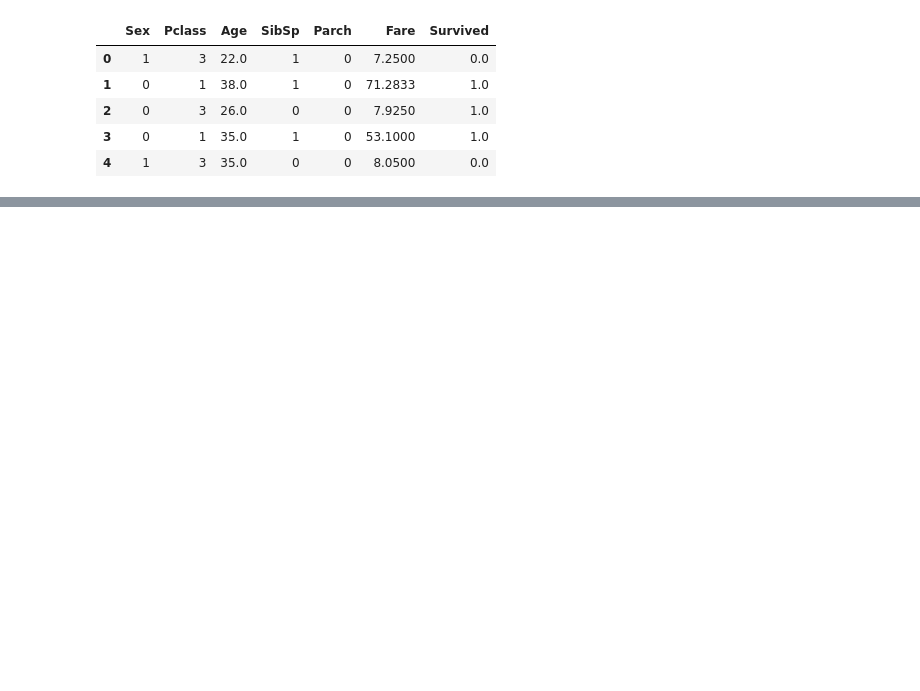
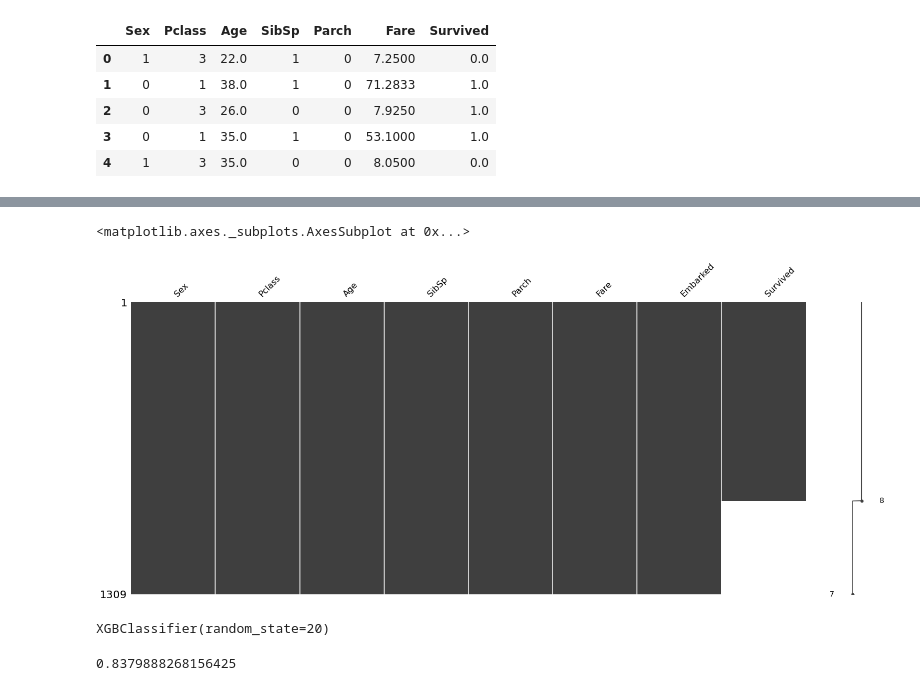
Before and after one commit to clouououd/ai, a Jupyter notebook: titanic.ipynb, the cells around one changed output, grey strips where cells are left out. Cells and saved outputs as stored; diff of their text form; code cells hidden in the pictures; blank space fills up the shorter version.

```diff
--- a/titanic.ipynb
+++ b/titanic.ipynb
@@ -202,0 +227,11 @@ data_num.corr()
+# %%
+# 결측값 대체
+# 결측치를 평균값(mean), 최빈값(mode)으로 채워넣는다.
+data_num['Age'] = data_num['Age'].fillna(data_num['Age'].mean())
+data_num['Fare'] = data_num['Fare'].fillna(data_num['Fare'].mean())
+data_num['Embarked'] = data_num['Embarked'].fillna(data_num['Embarked'].mean())
+# %%
+missingno.matrix(data_num)
+# %% [output]
+<matplotlib.axes._subplots.AxesSubplot at 0x...>
+[figure, added]
@@ -202,0 +249,9 @@ data_num.corr()
+# %%
+from xgboost import XGBClassifier
+
+xgbc = XGBClassifier(n_estimators=100, max_depth=3, random_state=20)
+
+#학습
+xgbc.fit(X_tr, y_tr)
+# %% [output]
+XGBClassifier(random_state=20)
@@ -202,0 +261,8 @@ data_num.corr()
+# %%
+#평가
+from sklearn.metrics import accuracy_score
+
+xgbc_acc = accuracy_score(y_val, y_xgbc_pred)
+xgbc_acc
+# %% [output]
+0.8379888268156425
```
Also changed, not shown: parts of 11 cells of this notebook.
